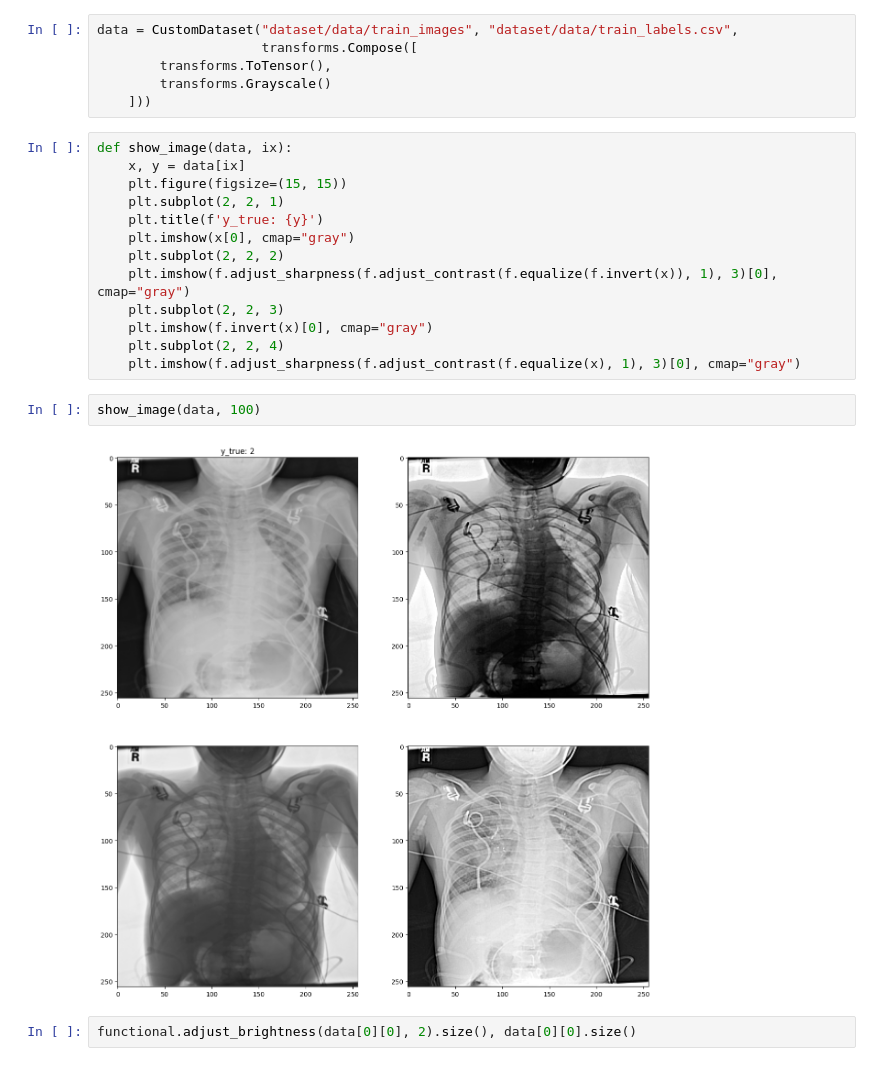
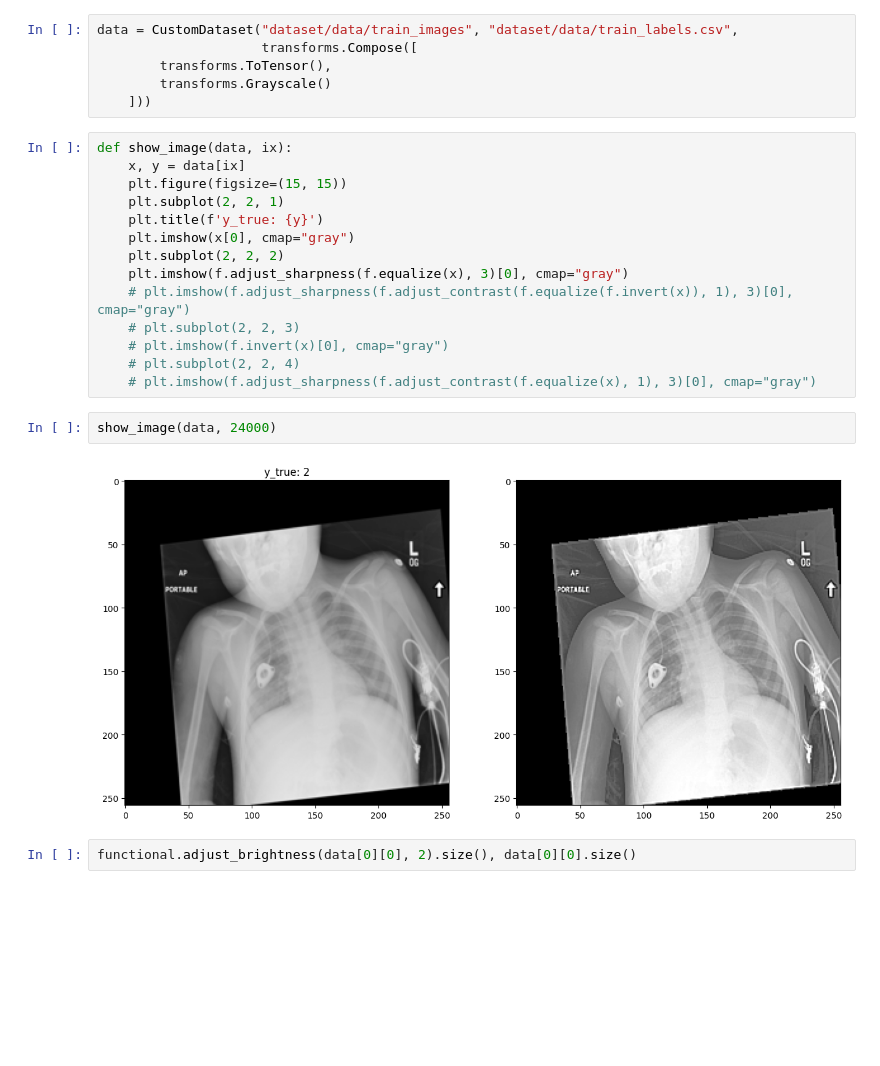
Before and after one commit to staffeev/lungs_issues_ml, a Jupyter notebook: LungsDisease.ipynb, the cells around one changed output. Cells and saved outputs as stored; diff of their text form; blank space fills up the shorter version.

```diff
--- a/LungsDisease.ipynb
+++ b/LungsDisease.ipynb
@@ -56,15 +56,16 @@ def show_image(data, ix):
     plt.title(f'y_true: {y}')
     plt.imshow(x[0], cmap="gray")
     plt.subplot(2, 2, 2)
-    plt.imshow(f.adjust_sharpness(f.adjust_contrast(f.equalize(f.invert(x)), 1), 3)[0], cmap="gray")
-    plt.subplot(2, 2, 3)
-    plt.imshow(f.invert(x)[0], cmap="gray")
-    plt.subplot(2, 2, 4)
-    plt.imshow(f.adjust_sharpness(f.adjust_contrast(f.equalize(x), 1), 3)[0], cmap="gray")
+    plt.imshow(f.adjust_sharpness(f.equalize(x), 3)[0], cmap="gray")
+    # plt.imshow(f.adjust_sharpness(f.adjust_contrast(f.equalize(f.invert(x)), 1), 3)[0], cmap="gray")
+    # plt.subplot(2, 2, 3)
+    # plt.imshow(f.invert(x)[0], cmap="gray")
+    # plt.subplot(2, 2, 4)
+    # plt.imshow(f.adjust_sharpness(f.adjust_contrast(f.equalize(x), 1), 3)[0], cmap="gray")
 # %%
-show_image(data, 100)
+show_image(data, 24000)
 # %% [output]
-[figure, old version]
+[figure, new version]
 # %%
 functional.adjust_brightness(data[0][0], 2).size(), data[0][0].size()
 # %% [output]
```
Also changed, not shown: 2 other files.
